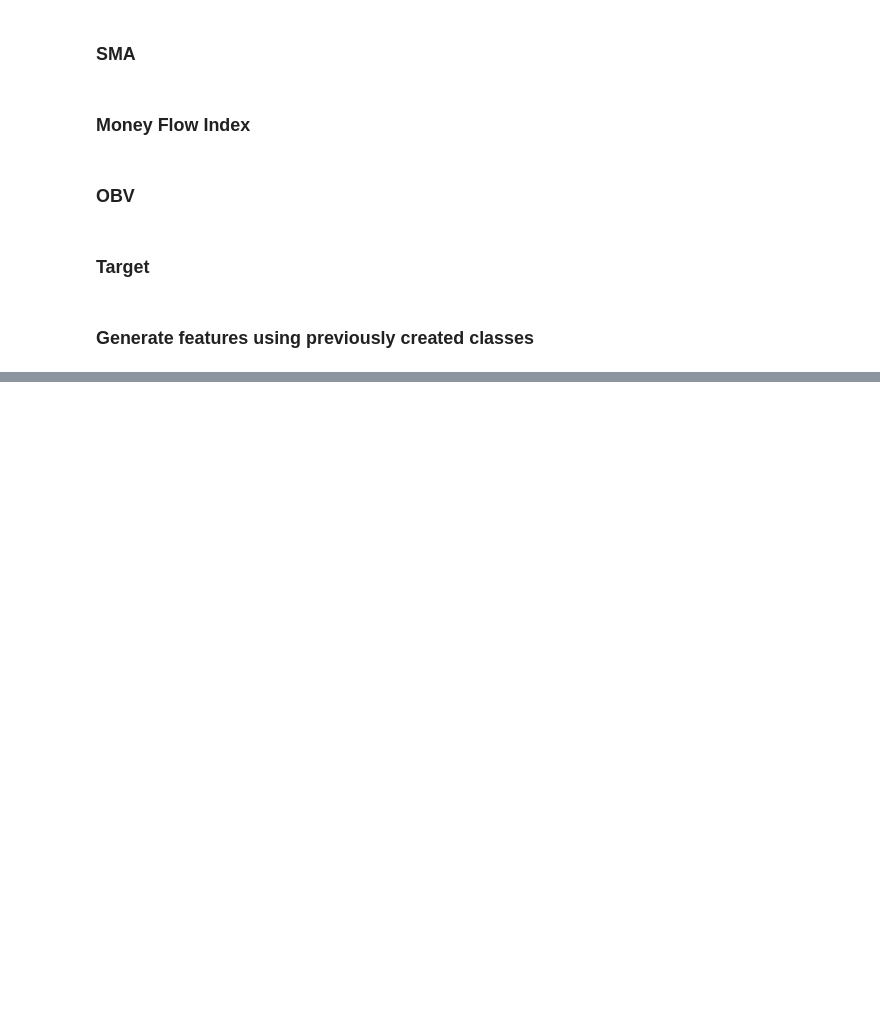
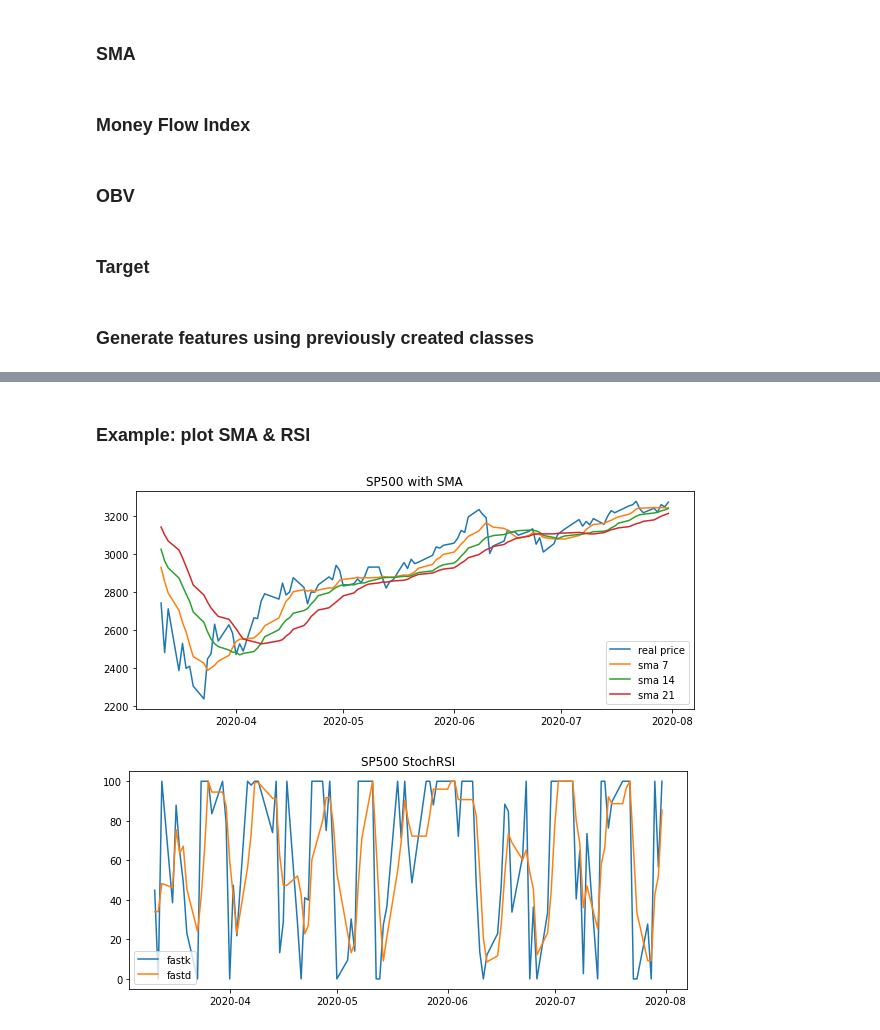
Before and after one commit to jbogocz/timeseries_sklearn, a Jupyter notebook: sp500_models.ipynb, the cells around one changed output, grey strips where cells are left out. Saved outputs shown, nothing was run; the diff lists cells and outputs as text; code cells hidden in the pictures; blank space fills up the shorter version.

Commit message:
print features & plot SMA, RSI

```diff
--- a/sp500_models.ipynb
+++ b/sp500_models.ipynb
@@ -410,3 +410,7 @@ features['f10'] = OBV(price='Close', volume='Volume').transform(df)
 features['f11'] = PercentChange('Close', 1).transform(df).apply(np.sign)
 ## Count bear|bull candles
 features['f12'] = features['f11'].rolling(5).sum()
+# %%
+# Convert features dictionary to pandas dataframe
+features = pd.DataFrame(features)
+print(features.head())
@@ -412,0 +433,20 @@ features['f12'] = features['f11'].rolling(5).sum()
+# %% [markdown]
+### Example: plot SMA & RSI
+# %%
+# Plot SMA
+plt.plot(df['Close'][-100:], label='real price')
+plt.plot(features['f6'][-100:], label='sma 7')
+plt.plot(features['f7'][-100:], label='sma 14')
+plt.plot(features['f8'][-100:], label='sma 21')
+plt.title('SP500 with SMA')
+plt.legend()
+plt.show()
+# Plot RSI
+plt.plot(features['f4'][-100:], label='fastk')
+plt.plot(features['f5'][-100:], label='fastd')
+plt.title('SP500 StochRSI')
+plt.legend()
+plt.show()
+# %% [output]
+[figure, added]
+[figure, added]
```
Also changed, not shown: parts of 1 cell of this notebook.
